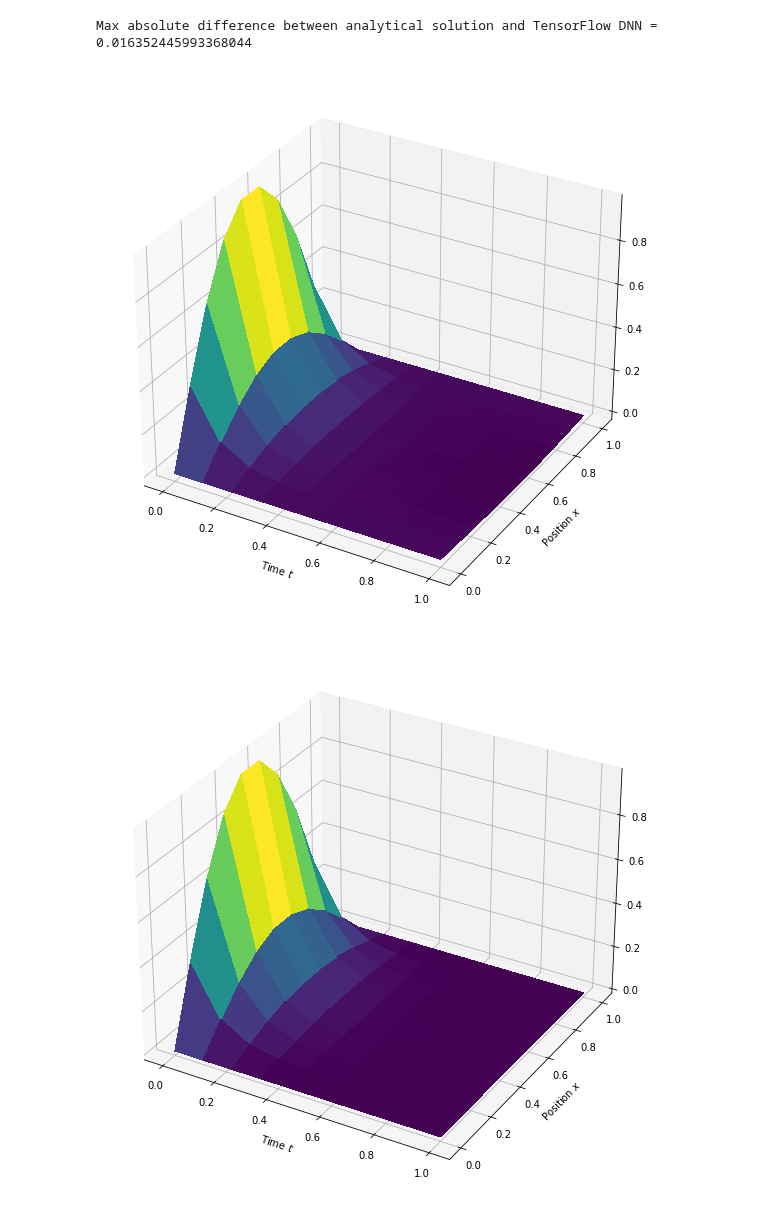
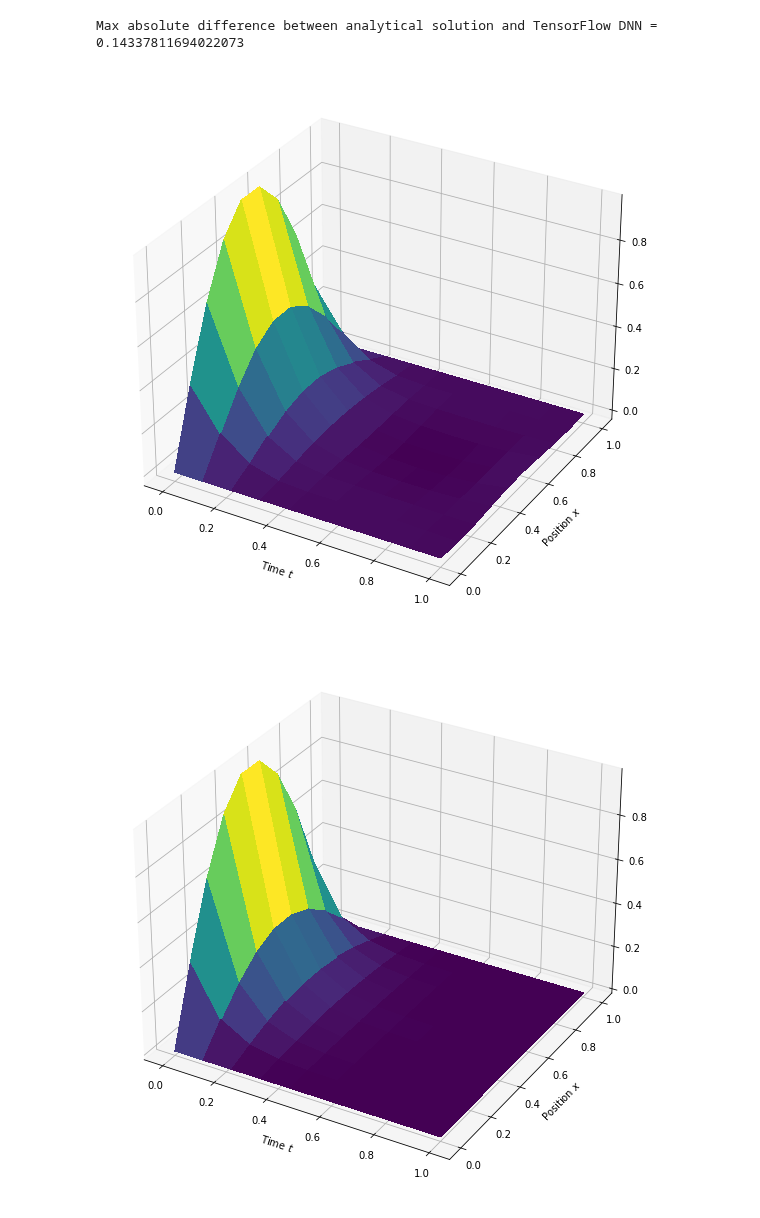
Before and after one commit to KarlHenrik/FYS-STK-Gruppe, a Jupyter notebook: Project3/Code/tfDiffusionTemp.ipynb, the cells around one changed output. Saved outputs shown, nothing was run; the diff lists cells and outputs as text; code cells hidden in the pictures.

```diff
--- a/Project3/Code/tfDiffusionTemp.ipynb
+++ b/Project3/Code/tfDiffusionTemp.ipynb
@@ -53,38 +53,38 @@ model.add(Dense(20, activation='sigmoid'))
 model.add(Dense(1, activation="linear"))
 model.build(tf.concat([x,t], 1).shape)
 
-eta = 0.001
-sgd = optimizers.SGD(lr=eta)
+eta = 0.01
+sgd = optimizers.Adam(lr=eta)
 
 # Training model
-num_iter = 100000
+num_iter = 1000
 for i in range(num_iter):
     train(model, sgd, x, t)
 
 # Output of model
 g_dnn = (1 - t) * tf.sin(np.pi * x) + x * (1 - x) * t * model(tf.concat([x,t], 1))
 G_dnn = np.array(g_dnn).reshape((Nt, Nx))
 
 g_analytic = tf.exp(-np.pi**2 * t) * tf.sin(np.pi * x)
 G_analytic = np.array(g_analytic).reshape((Nt, Nx))
 
 # Plot the results
 fig = plt.figure(figsize=(10,10))
 ax = fig.gca(projection='3d')
 s = ax.plot_surface(T, X, G_dnn, linewidth=0, antialiased=False, cmap=cm.viridis)
 ax.set_xlabel('Time $t$')
 ax.set_ylabel('Position $x$')
 
 fig = plt.figure(figsize=(10,10))
 ax = fig.gca(projection='3d')
 s = ax.plot_surface(T, X, G_analytic, linewidth=0, antialiased=False, cmap=cm.viridis)
 ax.set_xlabel('Time $t$')
 ax.set_ylabel('Position $x$')
 
 ## Compare with the analutical solution
 diff = np.abs(g_analytic - g_dnn)
 print('Max absolute difference between analytical solution and TensorFlow DNN = ', np.max(diff))
 # %% [output]
-Max absolute difference between analytical solution and TensorFlow DNN =  0.016352445993368044
+Max absolute difference between analytical solution and TensorFlow DNN =  0.14337811694022073
-[figure, old version]
+[figure, new version]
 [figure]
```
Also changed, not shown: 6 other files.
